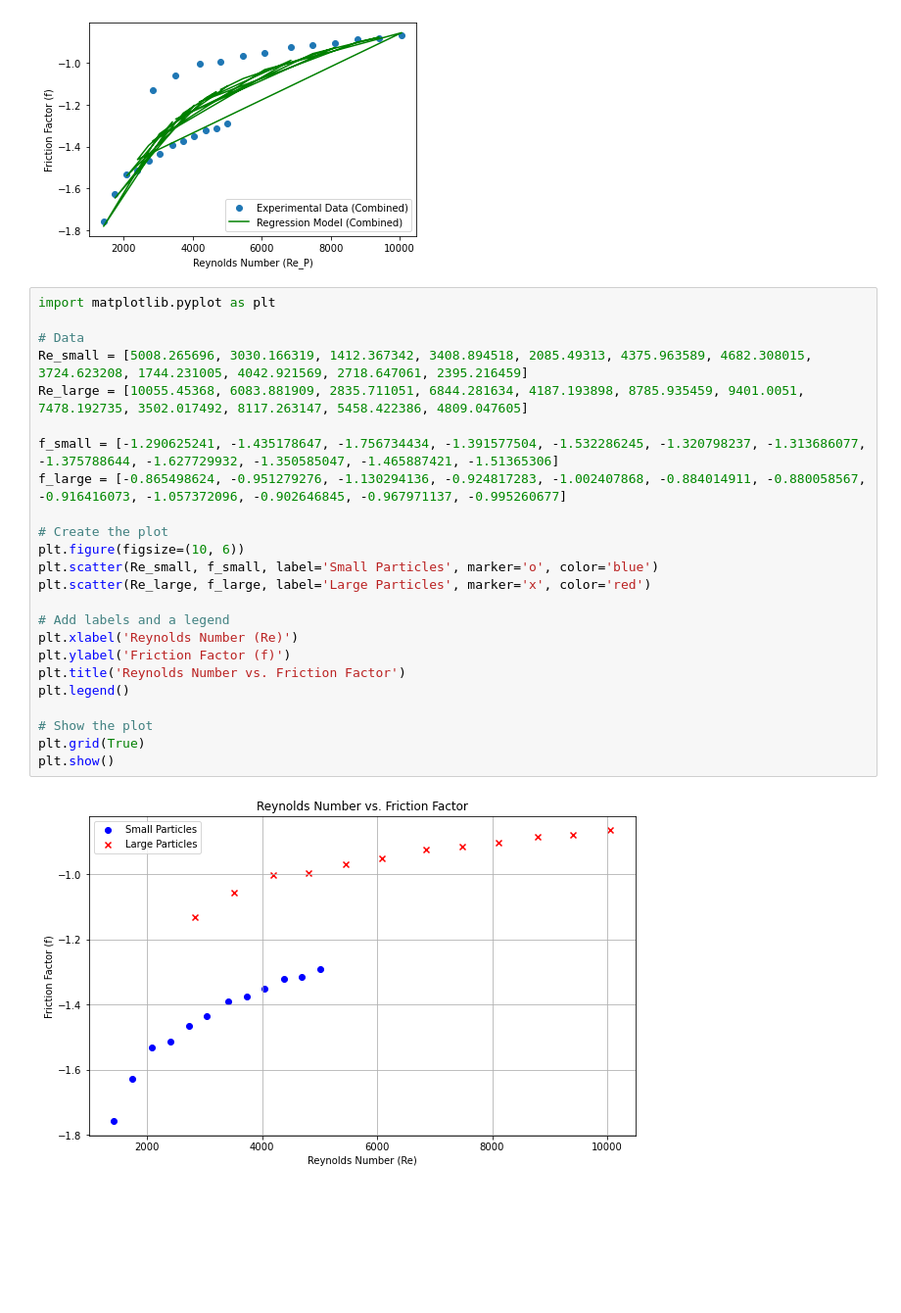
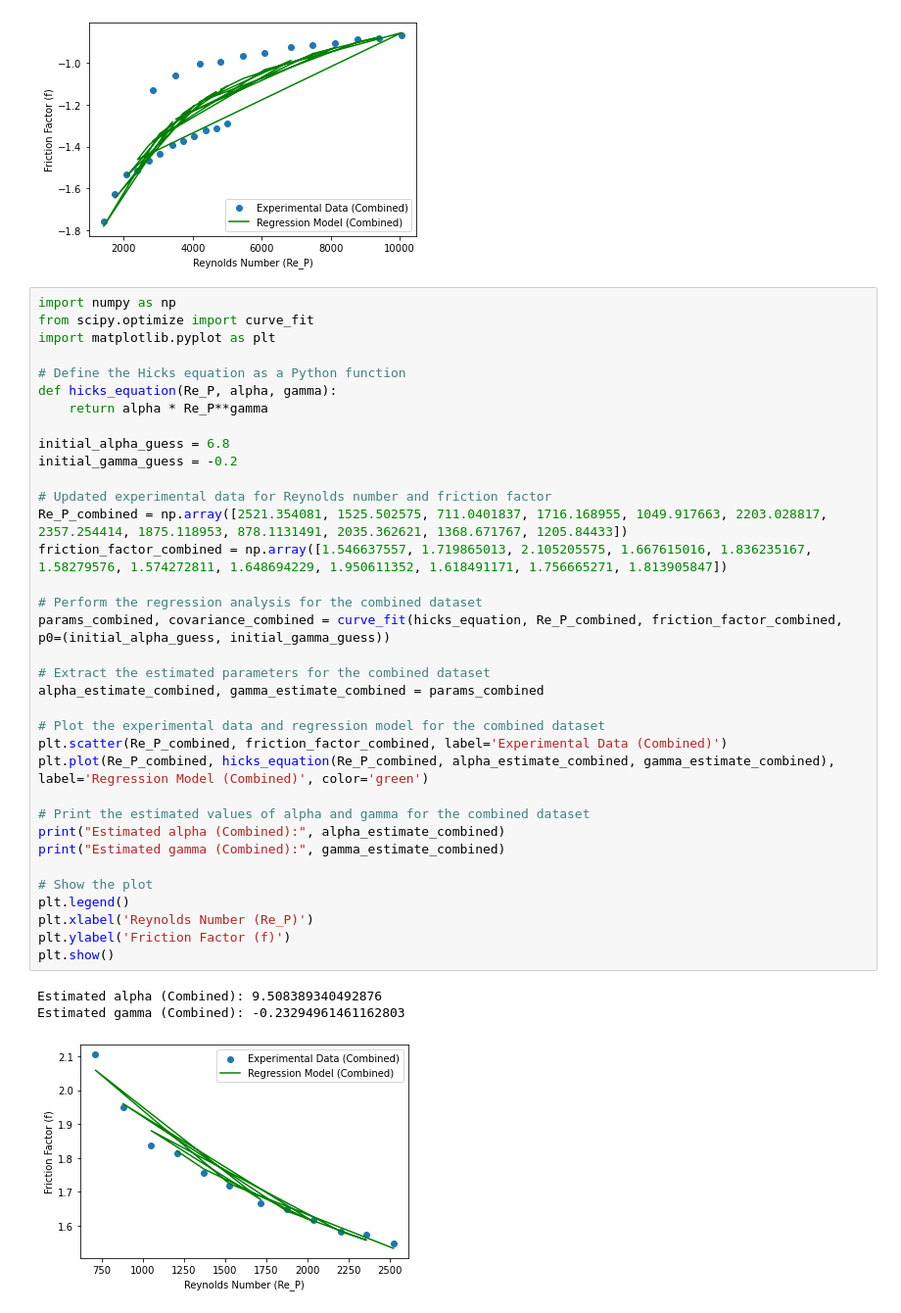
Before and after one commit to Chikanma681/nonlinearfit, a Jupyter notebook: nonlinearfit.ipynb, the cells around one changed output. Shown at 98% size. Cells and saved outputs as stored; diff of their text form; blank space fills up the shorter version.

```diff
--- a/nonlinearfit.ipynb
+++ b/nonlinearfit.ipynb
@@ -43,29 +43,42 @@ plt.show()
 Estimated alpha (Combined): -26.919289791449355
 Estimated gamma (Combined): -0.37434174987175295
 [figure]
-# %%
-import matplotlib.pyplot as plt
-
-# Data
-Re_small = [5008.265696, 3030.166319, 1412.367342, 3408.894518, 2085.49313, 4375.963589, 4682.308015, 3724.623208, 1744.231005, 4042.921569, 2718.647061, 2395.216459]
-Re_large = [10055.45368, 6083.881909, 2835.711051, 6844.281634, 4187.193898, 8785.935459, 9401.0051, 7478.192735, 3502.017492, 8117.263147, 5458.422386, 4809.047605]
-
-f_small = [-1.290625241, -1.435178647, -1.756734434, -1.391577504, -1.532286245, -1.320798237, -1.313686077, -1.375788644, -1.627729932, -1.350585047, -1.465887421, -1.51365306]
-f_large = [-0.865498624, -0.951279276, -1.130294136, -0.924817283, -1.002407868, -0.884014911, -0.880058567, -0.916416073, -1.057372096, -0.902646845, -0.967971137, -0.995260677]
-
-# Create the plot
-plt.figure(figsize=(10, 6))
-plt.scatter(Re_small, f_small, label='Small Particles', marker='o', color='blue')
-plt.scatter(Re_large, f_large, label='Large Particles', marker='x', color='red')
-
-# Add labels and a legend
-plt.xlabel('Reynolds Number (Re)')
-plt.ylabel('Friction Factor (f)')
-plt.title('Reynolds Number vs. Friction Factor')
-plt.legend()
-
-# Show the plot
-plt.grid(True)
-plt.show()
-# %% [output]
-[figure, removed]
+# %%
+import numpy as np
+from scipy.optimize import curve_fit
+import matplotlib.pyplot as plt
+
+# Define the Hicks equation as a Python function
+def hicks_equation(Re_P, alpha, gamma):
+    return alpha * Re_P**gamma
+
+initial_alpha_guess = 6.8
+initial_gamma_guess = -0.2
+
+# Updated experimental data for Reynolds number and friction factor
+Re_P_combined = np.array([2521.354081, 1525.502575, 711.0401837, 1716.168955, 1049.917663, 2203.028817, 2357.254414, 1875.118953, 878.1131491, 2035.362621, 1368.671767, 1205.84433])
+friction_factor_combined = np.array([1.546637557, 1.719865013, 2.105205575, 1.667615016, 1.836235167, 1.58279576, 1.574272811, 1.648694229, 1.950611352, 1.618491171, 1.756665271, 1.813905847])
+
+# Perform the regression analysis for the combined dataset
+params_combined, covariance_combined = curve_fit(hicks_equation, Re_P_combined, friction_factor_combined, p0=(initial_alpha_guess, initial_gamma_guess))
+
+# Extract the estimated parameters for the combined dataset
+alpha_estimate_combined, gamma_estimate_combined = params_combined
+
+# Plot the experimental data and regression model for the combined dataset
+plt.scatter(Re_P_combined, friction_factor_combined, label='Experimental Data (Combined)')
+plt.plot(Re_P_combined, hicks_equation(Re_P_combined, alpha_estimate_combined, gamma_estimate_combined), label='Regression Model (Combined)', color='green')
+
+# Print the estimated values of alpha and gamma for the combined dataset
+print("Estimated alpha (Combined):", alpha_estimate_combined)
+print("Estimated gamma (Combined):", gamma_estimate_combined)
+
+# Show the plot
+plt.legend()
+plt.xlabel('Reynolds Number (Re_P)')
+plt.ylabel('Friction Factor (f)')
+plt.show()
+# %% [output]
+Estimated alpha (Combined): 9.508389340492876
+Estimated gamma (Combined): -0.23294961461162803
+[figure, added]
```
Also changed, not shown: 1 other file.
